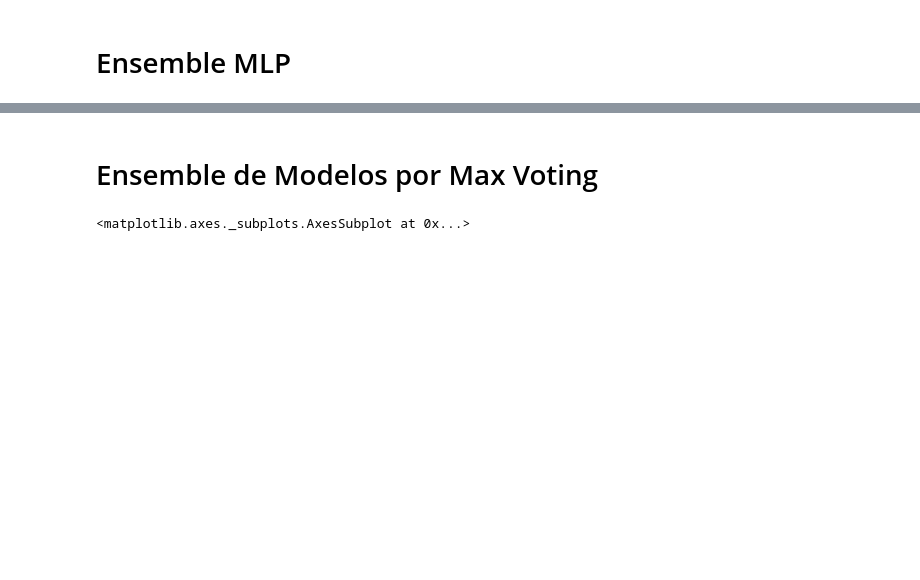
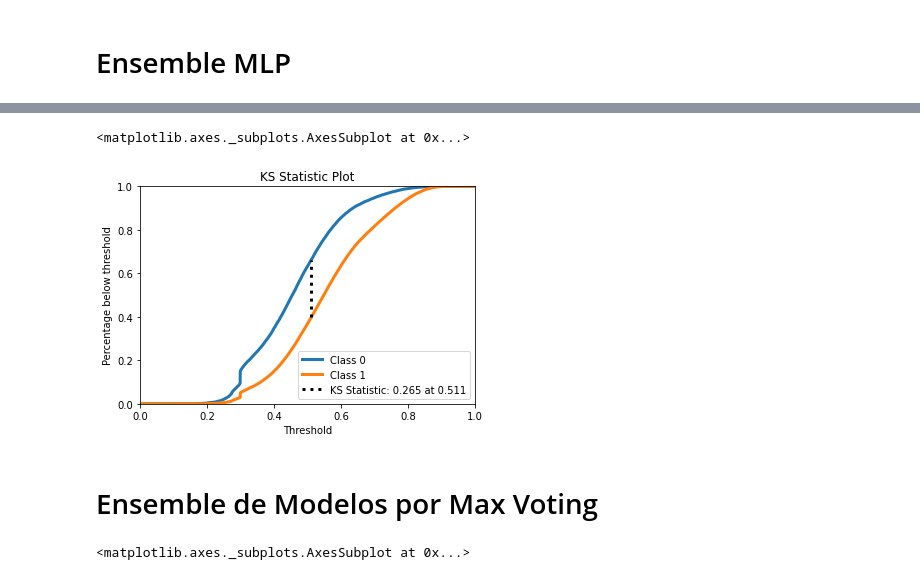
Before and after one commit to vserraa/redes-neurais, a Jupyter notebook: projeto/projeto_modelos_feature_selec.ipynb, the cells around one changed output, grey strips where cells are left out. Cells and saved outputs as stored; diff of their text form; code cells hidden in the pictures; blank space fills up the shorter version.

```diff
--- a/projeto/projeto_modelos_feature_selec.ipynb
+++ b/projeto/projeto_modelos_feature_selec.ipynb
@@ -210,0 +207,5 @@ KstestResult(statistic=0.06861353063574266, pvalue=0.0)
+# %%
+!pip install scikit-plot
+from scikitplot.metrics import plot_ks_statistic
+plot_ks_statistic(y_test,baggingClassifier.predict_proba(X_test))
+# %% [output]
@@ -211,2 +223,4 @@ KstestResult(statistic=0.06861353063574266, pvalue=0.0)
+<matplotlib.axes._subplots.AxesSubplot at 0x...>
+[figure, added]
 # %%
 import pickle
```
Also changed, not shown: parts of 11 cells of this notebook.
